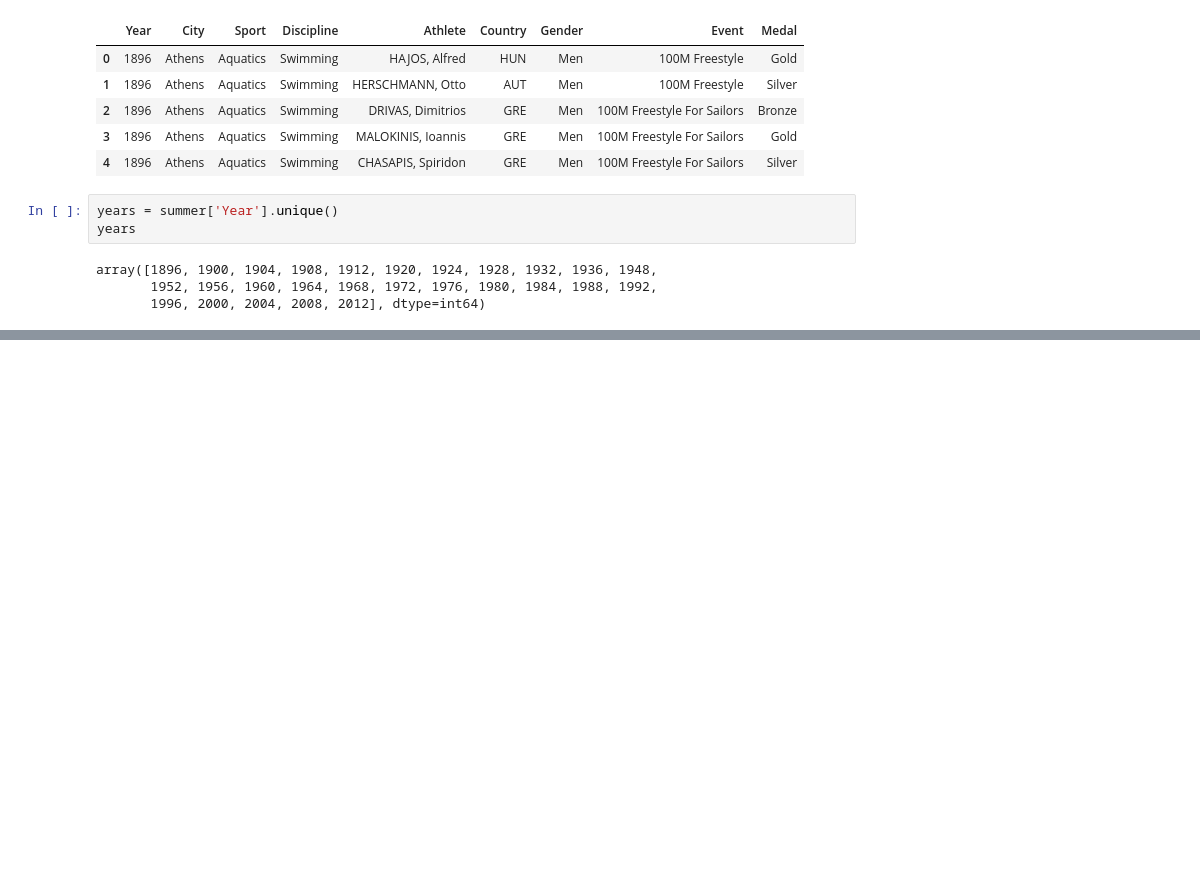
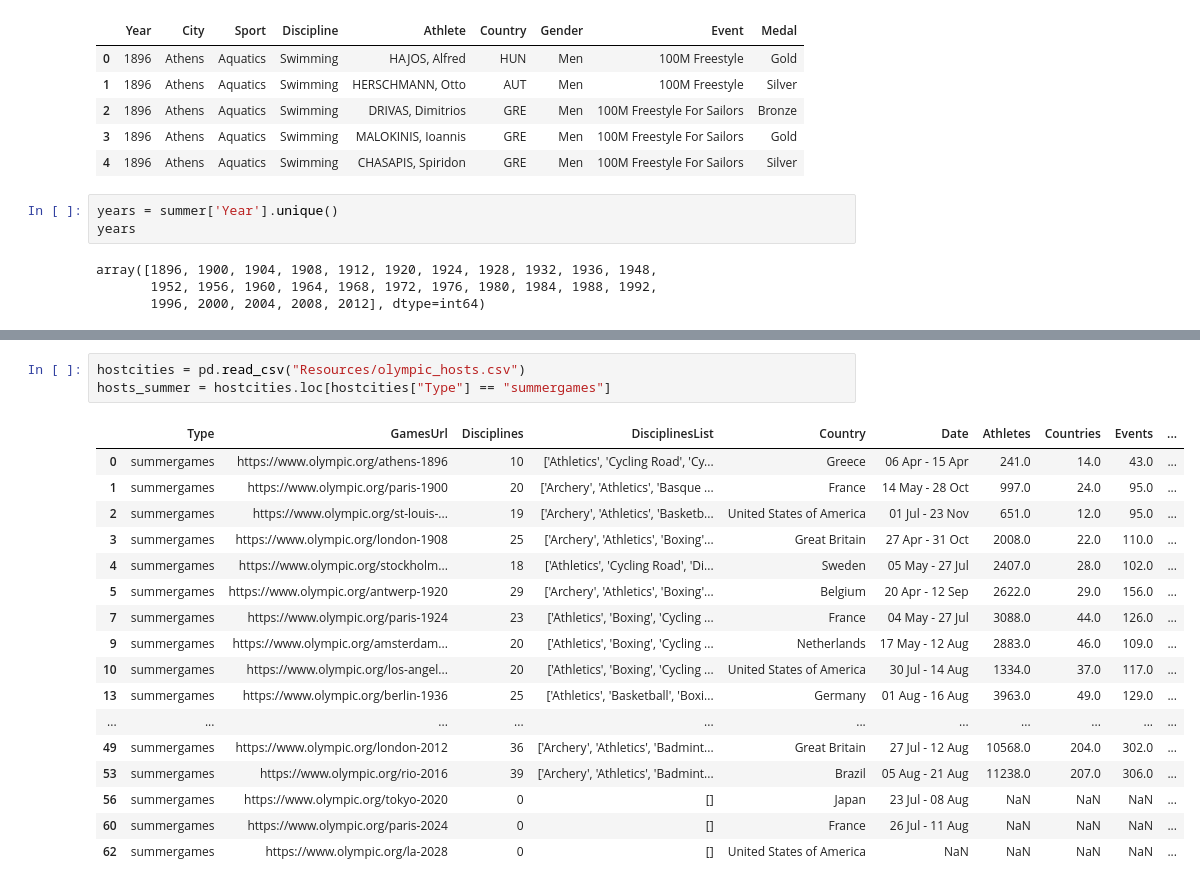
Before and after one commit to TomHOldershaw/Project_1_Team_2, a Jupyter notebook: Q3data.ipynb, the cells around one changed output, grey strips where cells are left out. Cells and saved outputs as stored; diff of their text form; blank space fills up the shorter version.

Commit message:
First pass at hosts and years

```diff
--- a/Q3data.ipynb
+++ b/Q3data.ipynb
@@ -40,0 +39,21 @@ dtype: int64
+# %%
+hostcities = pd.read_csv("Resources/olympic_hosts.csv")
+hosts_summer = hostcities.loc[hostcities["Type"] == "summergames"]
+# %% [output]
+|  | Type | GamesUrl | Disciplines | DisciplinesList | Country | Date | Athletes | Countries | Events | ... |
+| 0 | summergames | https://www.olympic.org/athens-1896 | 10 | ['Athletics', 'Cycling Road', 'Cy... | Greece | 06 Apr - 15 Apr | 241.0 | 14.0 | 43.0 | ... |
+| 1 | summergames | https://www.olympic.org/paris-1900 | 20 | ['Archery', 'Athletics', 'Basque ... | France | 14 May - 28 Oct | 997.0 | 24.0 | 95.0 | ... |
+| 2 | summergames | https://www.olympic.org/st-louis-... | 19 | ['Archery', 'Athletics', 'Basketb... | United States of America | 01 Jul - 23 Nov | 651.0 | 12.0 | 95.0 | ... |
+| 3 | summergames | https://www.olympic.org/london-1908 | 25 | ['Archery', 'Athletics', 'Boxing'... | Great Britain | 27 Apr - 31 Oct | 2008.0 | 22.0 | 110.0 | ... |
+| 4 | summergames | https://www.olympic.org/stockholm... | 18 | ['Athletics', 'Cycling Road', 'Di... | Sweden | 05 May - 27 Jul | 2407.0 | 28.0 | 102.0 | ... |
+| 5 | summergames | https://www.olympic.org/antwerp-1920 | 29 | ['Archery', 'Athletics', 'Boxing'... | Belgium | 20 Apr - 12 Sep | 2622.0 | 29.0 | 156.0 | ... |
+| 7 | summergames | https://www.olympic.org/paris-1924 | 23 | ['Athletics', 'Boxing', 'Cycling ... | France | 04 May - 27 Jul | 3088.0 | 44.0 | 126.0 | ... |
+| 9 | summergames | https://www.olympic.org/amsterdam... | 20 | ['Athletics', 'Boxing', 'Cycling ... | Netherlands | 17 May - 12 Aug | 2883.0 | 46.0 | 109.0 | ... |
+| 10 | summergames | https://www.olympic.org/los-angel... | 20 | ['Athletics', 'Boxing', 'Cycling ... | United States of America | 30 Jul - 14 Aug | 1334.0 | 37.0 | 117.0 | ... |
+| 13 | summergames | https://www.olympic.org/berlin-1936 | 25 | ['Athletics', 'Basketball', 'Boxi... | Germany | 01 Aug - 16 Aug | 3963.0 | 49.0 | 129.0 | ... |
+| ... | ... | ... | ... | ... | ... | ... | ... | ... | ... | ... |
+| 49 | summergames | https://www.olympic.org/london-2012 | 36 | ['Archery', 'Athletics', 'Badmint... | Great Britain | 27 Jul - 12 Aug | 10568.0 | 204.0 | 302.0 | ... |
+| 53 | summergames | https://www.olympic.org/rio-2016 | 39 | ['Archery', 'Athletics', 'Badmint... | Brazil | 05 Aug - 21 Aug | 11238.0 | 207.0 | 306.0 | ... |
+| 56 | summergames | https://www.olympic.org/tokyo-2020 | 0 | [] | Japan | 23 Jul - 08 Aug | NaN | NaN | NaN | ... |
+| 60 | summergames | https://www.olympic.org/paris-2024 | 0 | [] | France | 26 Jul - 11 Aug | NaN | NaN | NaN | ... |
+| 62 | summergames | https://www.olympic.org/la-2028 | 0 | [] | United States of America | NaN | NaN | NaN | NaN | ... |
```
Also changed, not shown: parts of 3 cells of this notebook.
